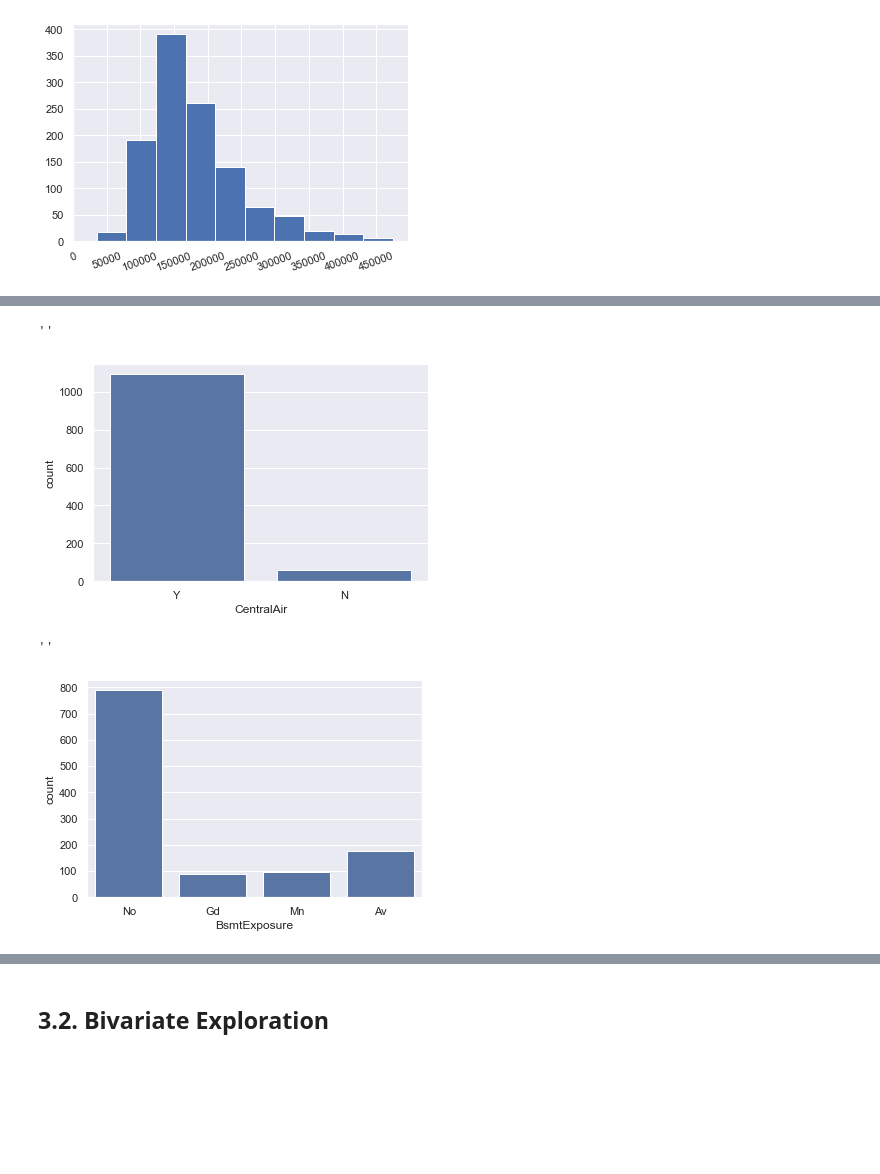
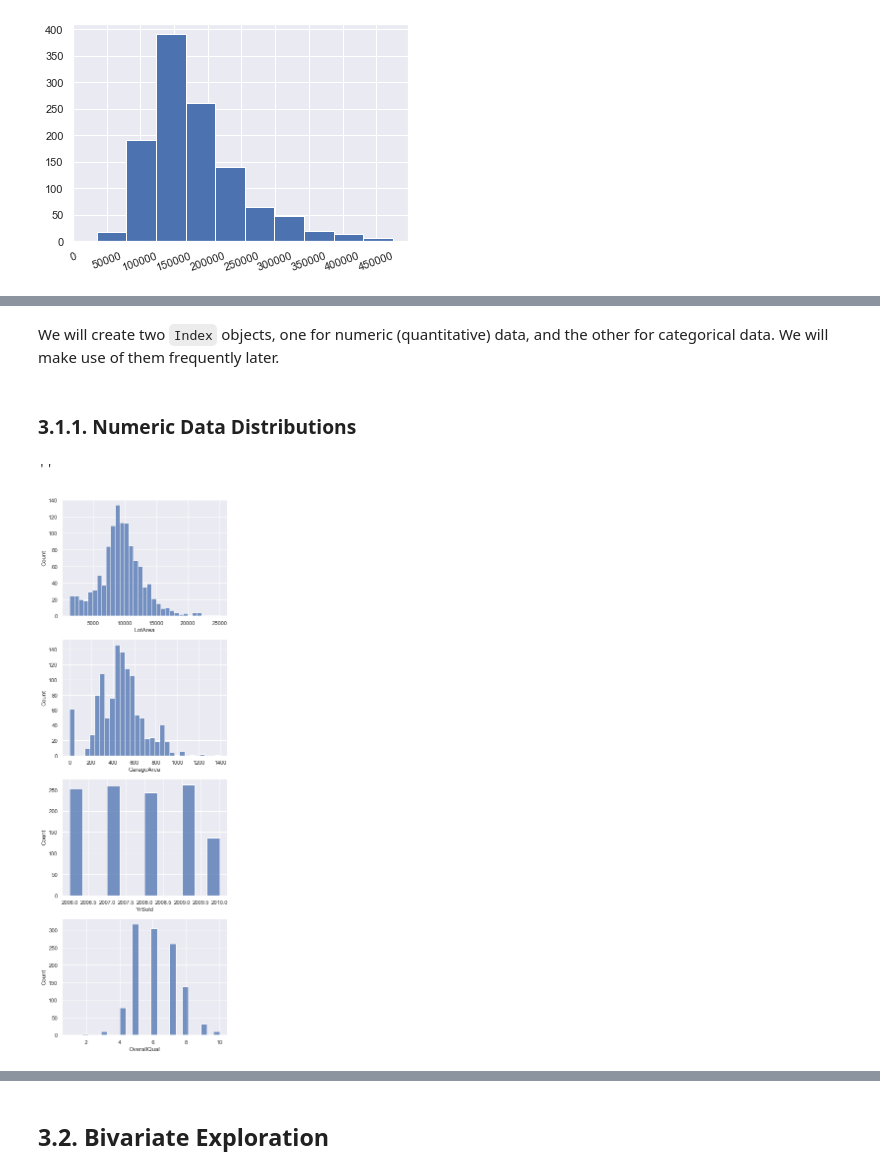
Before and after one commit to Moaaz-Mahmoud/Third-Year-Electrical-Testing-3A, a Jupyter notebook: class-3-data_analysis_and_ml/house-pricing/src.ipynb, the cells around one changed output, grey strips where cells are left out. Drawn from its saved outputs; the diff is of its cells as text; code cells hidden in the pictures; blank space fills up the shorter version.

```diff
--- a/class-3-data_analysis_and_ml/house-pricing/src.ipynb
+++ b/class-3-data_analysis_and_ml/house-pricing/src.ipynb
@@ -374,12 +318,21 @@ sns.countplot(data=df, x='HeatingQC', color=sns.color_palette()[0])
-# %%
-sns.countplot(data=df, x='CentralAir', color=sns.color_palette()[0])
-;
-# %% [output]
-''
-[figure, removed]
-# %%
-sns.countplot(data=df, x='BsmtExposure', color=sns.color_palette()[0])
-;
-# %% [output]
-''
-[figure, removed]
+# %% [markdown]
+We will create two `Index` objects, one for numeric (quantitative) data, and the other for categorical data. We will make use of them frequently later.
+# %%
+# For numeric data
+numeric_columns = df.columns[[0, 3, 5, 10, 11]]
+# For categorical data
+categorical_columns = df.columns[[1, 2, 4, 6, 7, 8, 9]]
+# %% [markdown]
+### 3.1.1. Numeric Data Distributions
+# %%
+plt.figure(figsize=(6, 5*4))
+
+i = 1
+for col in numeric_columns[:-1]:
+    plt.subplot(4, 1, i); i+=1
+    sns.histplot(data=df, x=col)
+    plt.xlabel(col)
+;
+# %% [output]
+''
+[figure, added]
```
Also changed, not shown: parts of 33 cells of this notebook.
